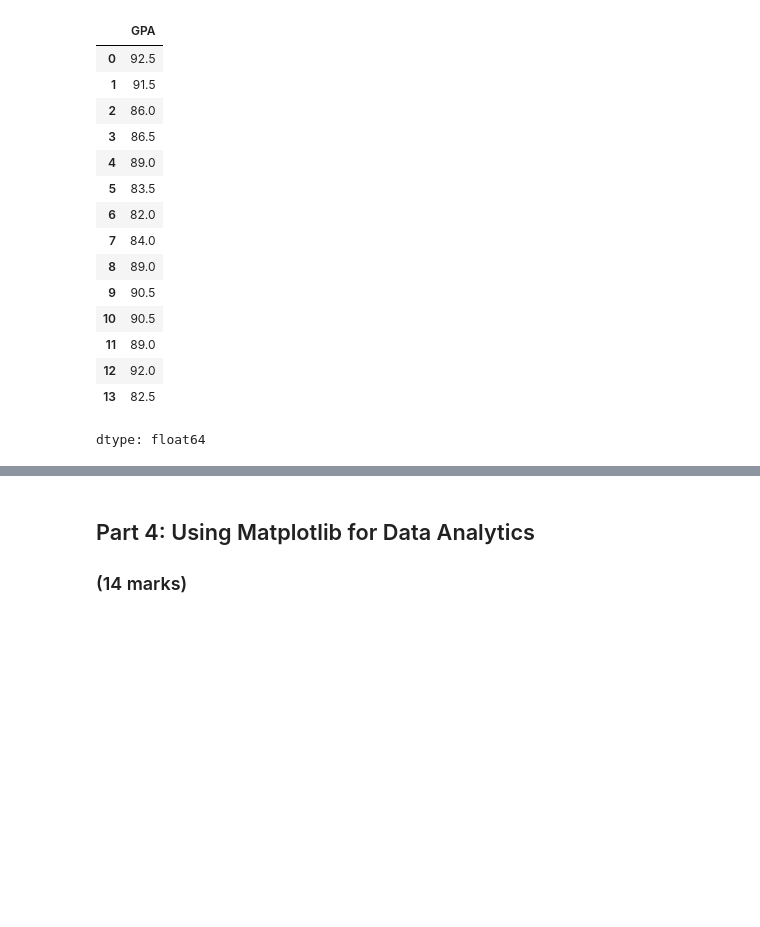
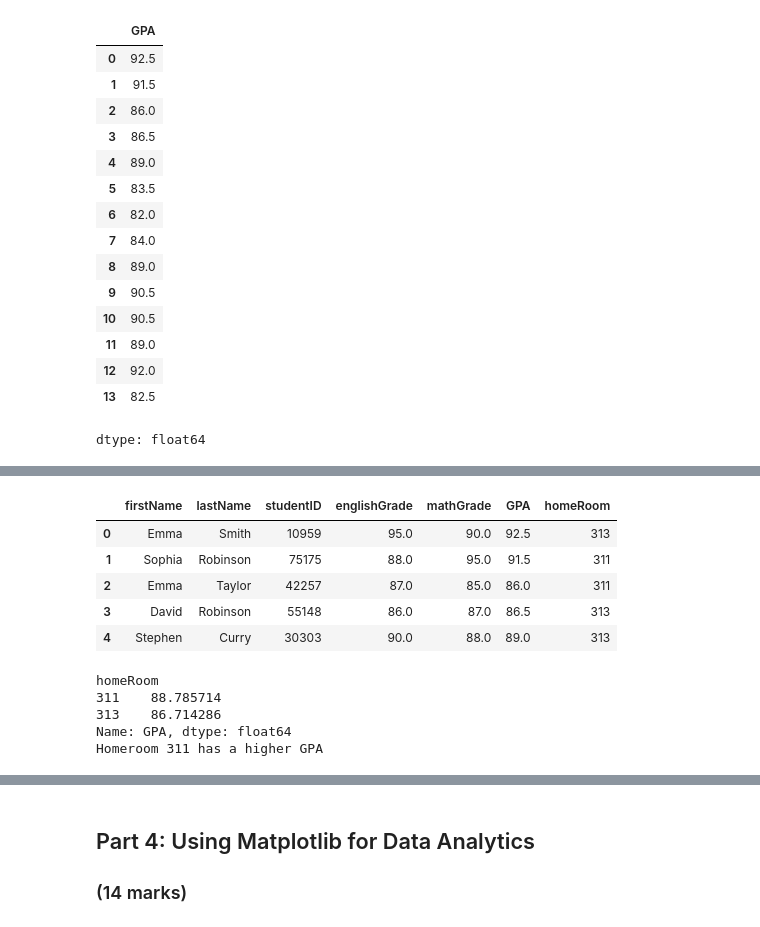
Before and after one commit to ObehiEdeoghon/engg680_2024_fall, a Jupyter notebook: Lab_Assignment1/StudentGradeManagementSystem.ipynb, the cells around one changed output, grey strips where cells are left out. Cells and saved outputs as stored; diff of their text form; code cells hidden in the pictures; blank space fills up the shorter version.

```diff
--- a/Lab_Assignment1/StudentGradeManagementSystem.ipynb
+++ b/Lab_Assignment1/StudentGradeManagementSystem.ipynb
@@ -315,16 +340,32 @@ FileNotFoundError: [Errno 2] No such file or directory: 'studentHomerooms.csv'
 # %%
 # Merge the studentHomerooms with the merged dataset. Make sure that the key you are joining on are the same typecast for both datasets.
 # Also ensure that there are no redundant columns, and finally display the first few rows.
 # Hint: try joining on more than one column to avoid having to drop redundant columns, ie. on=['studentID', '<ColumnA>', '<ColumnB>'] ...
 # (5 marks)
-#
+df_studentGrades['studentID'] = df_studentHomerooms['studentID'].astype('int')
+df_studentInfo = pd.merge(df_studentGrades, df_studentHomerooms, on=['studentID', 'firstName', 'lastName'])
+df_studentInfo.head()
+# %% [output]
+|  | firstName | lastName | studentID | englishGrade | mathGrade | GPA | homeRoom |
+| 0 | Emma | Smith | 10959 | 95.0 | 90.0 | 92.5 | 313 |
+| 1 | Sophia | Robinson | 75175 | 88.0 | 95.0 | 91.5 | 311 |
+| 2 | Emma | Taylor | 42257 | 87.0 | 85.0 | 86.0 | 311 |
+| 3 | David | Robinson | 55148 | 86.0 | 87.0 | 86.5 | 313 |
+| 4 | Stephen | Curry | 30303 | 90.0 | 88.0 | 89.0 | 313 |
 # %%
 # The code below calculates the mean of each homeroom class.
 df_grouped = df_studentInfo.groupby('homeRoom')['GPA'].mean()
-
+print (df_grouped)
 # Which homeroom has a higher GPA?
 # (1 mark)
-#
+#Homeroom 311 has a higher GPA
+print("Homeroom 311 has a higher GPA")
+# %% [output]
+homeRoom
+311    88.785714
+313    86.714286
+Name: GPA, dtype: float64
+Homeroom 311 has a higher GPA
 # %%
 # Now let's work with multiple sorts. The .sort_values() method can sort by multiple columns, meaning you can specify a primary column and a secondary column for sorting.
 # For example, by=['ColumnA', 'ColumnB'] will first sort by ColumnA and then by ColumnB.
```
Also changed, not shown: parts of 14 cells of this notebook.
